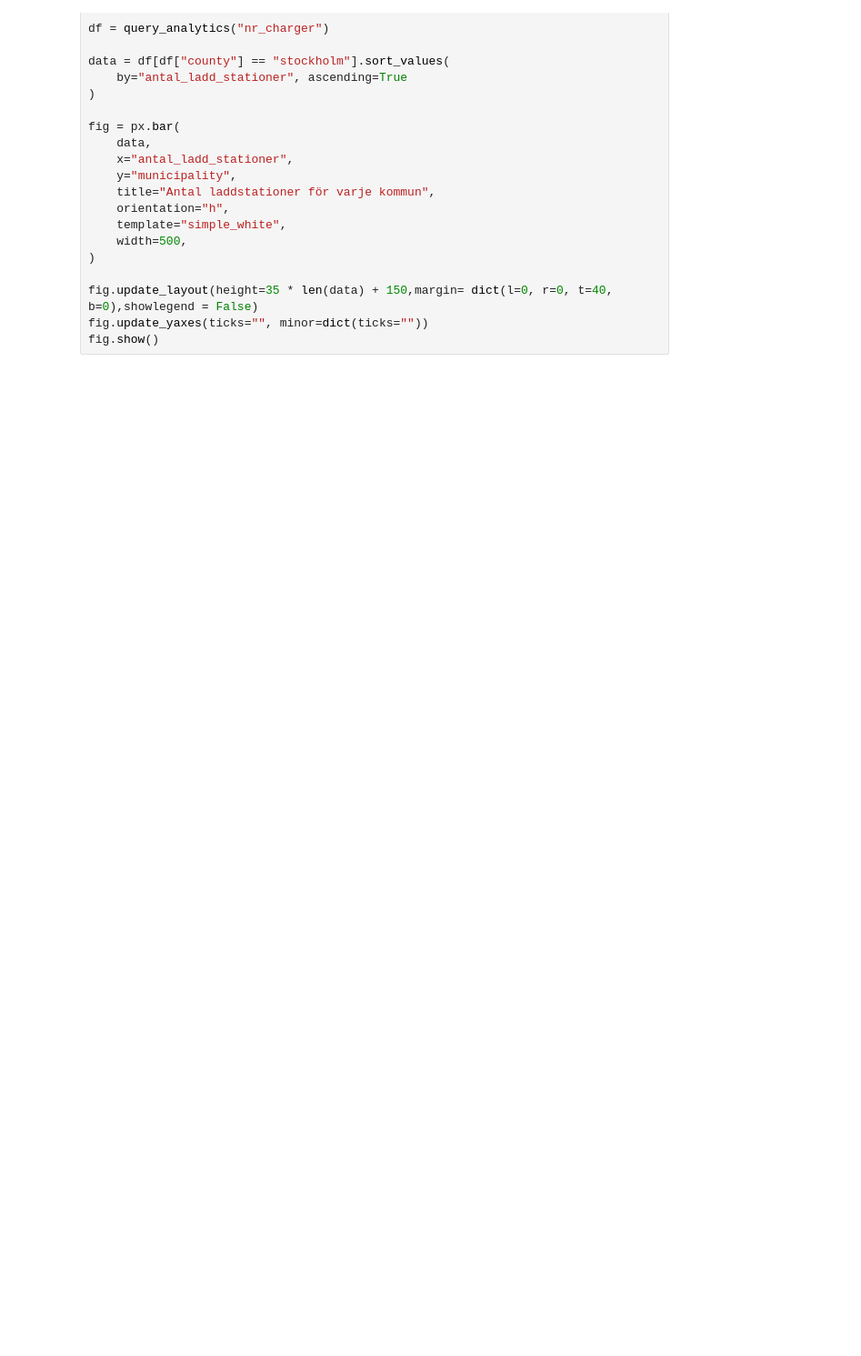
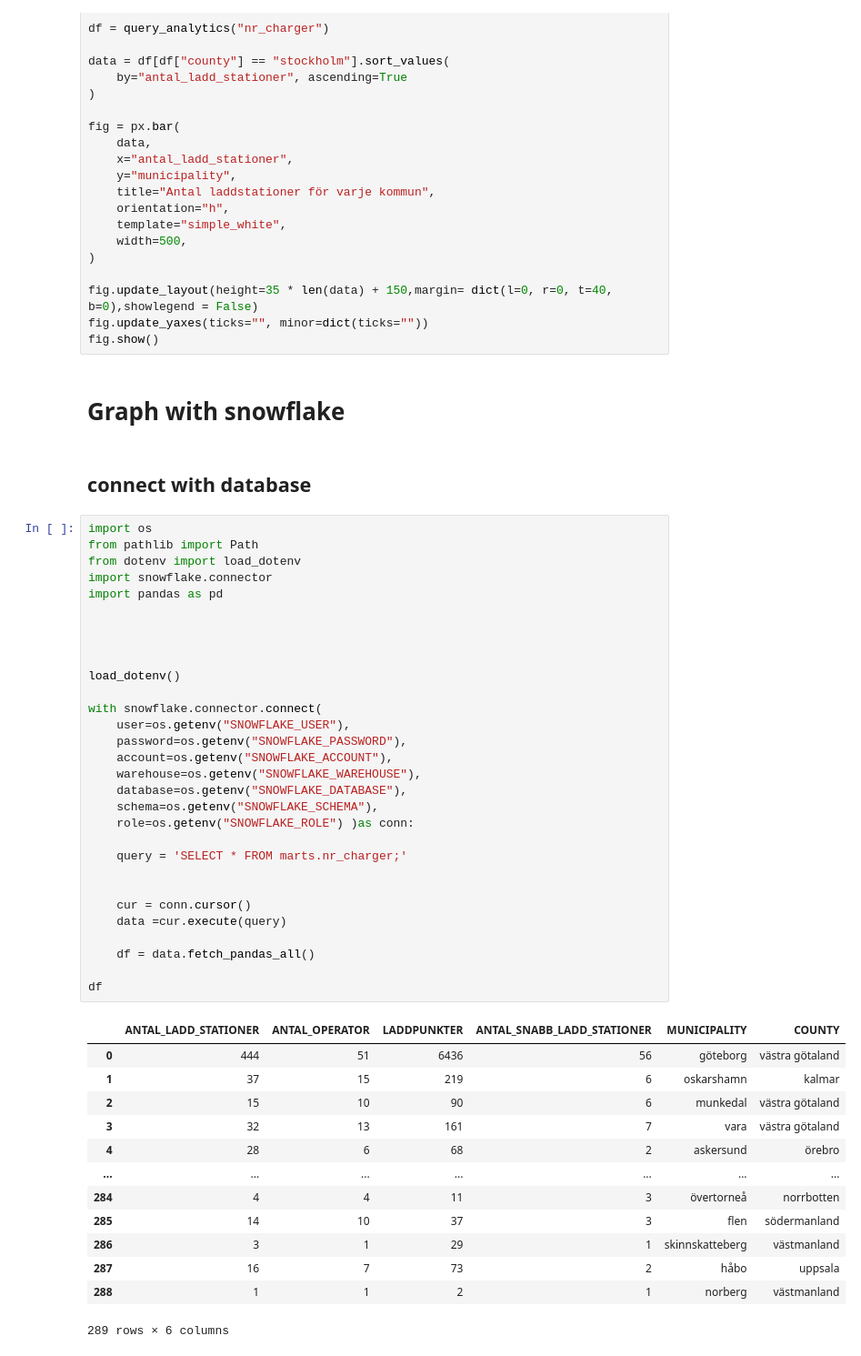
Before and after one commit to EfremDaniel/Examination_project_DE24, a Jupyter notebook: src/exploration/eda_me.ipynb, the cells around one changed output. Shown at 91% size. Saved outputs shown, nothing was run; the diff lists cells and outputs as text; blank space fills up the shorter version.

Commit message:
changing in marts nr_charger

```diff
--- a/src/exploration/eda_me.ipynb
+++ b/src/exploration/eda_me.ipynb
@@ -252,3 +252,51 @@ fig = px.bar(
 fig.update_layout(height=35 * len(data) + 150,margin= dict(l=0, r=0, t=40, b=0),showlegend = False)
 fig.update_yaxes(ticks="", minor=dict(ticks=""))
 fig.show()
+# %% [markdown]
+# Graph with snowflake
+# %% [markdown]
+## connect with database
+# %%
+import os
+from pathlib import Path
+from dotenv import load_dotenv
+import snowflake.connector
+import pandas as pd
+
+
+
+
+load_dotenv()
+
+with snowflake.connector.connect(
+    user=os.getenv("SNOWFLAKE_USER"),
+    password=os.getenv("SNOWFLAKE_PASSWORD"),
+    account=os.getenv("SNOWFLAKE_ACCOUNT"),
+    warehouse=os.getenv("SNOWFLAKE_WAREHOUSE"),
+    database=os.getenv("SNOWFLAKE_DATABASE"),
+    schema=os.getenv("SNOWFLAKE_SCHEMA"),
+    role=os.getenv("SNOWFLAKE_ROLE") )as conn:
+
+    query = 'SELECT * FROM marts.nr_charger;'
+
+
+    cur = conn.cursor()
+    data =cur.execute(query)
+
+    df = data.fetch_pandas_all()
+
+df
+# %% [output]
+|  | ANTAL_LADD_STATIONER | ANTAL_OPERATOR | LADDPUNKTER | ANTAL_SNABB_LADD_STATIONER | MUNICIPALITY | COUNTY |
+| 0 | 444 | 51 | 6436 | 56 | göteborg | västra götaland |
+| 1 | 37 | 15 | 219 | 6 | oskarshamn | kalmar |
+| 2 | 15 | 10 | 90 | 6 | munkedal | västra götaland |
+| 3 | 32 | 13 | 161 | 7 | vara | västra götaland |
+| 4 | 28 | 6 | 68 | 2 | askersund | örebro |
+| ... | ... | ... | ... | ... | ... | ... |
+| 284 | 4 | 4 | 11 | 3 | övertorneå | norrbotten |
+| 285 | 14 | 10 | 37 | 3 | flen | södermanland |
+| 286 | 3 | 1 | 29 | 1 | skinnskatteberg | västmanland |
+| 287 | 16 | 7 | 73 | 2 | håbo | uppsala |
+| 288 | 1 | 1 | 2 | 1 | norberg | västmanland |
+289 rows × 6 columns
```
Also changed, not shown: parts of 5 cells of this notebook, 2 other files.
